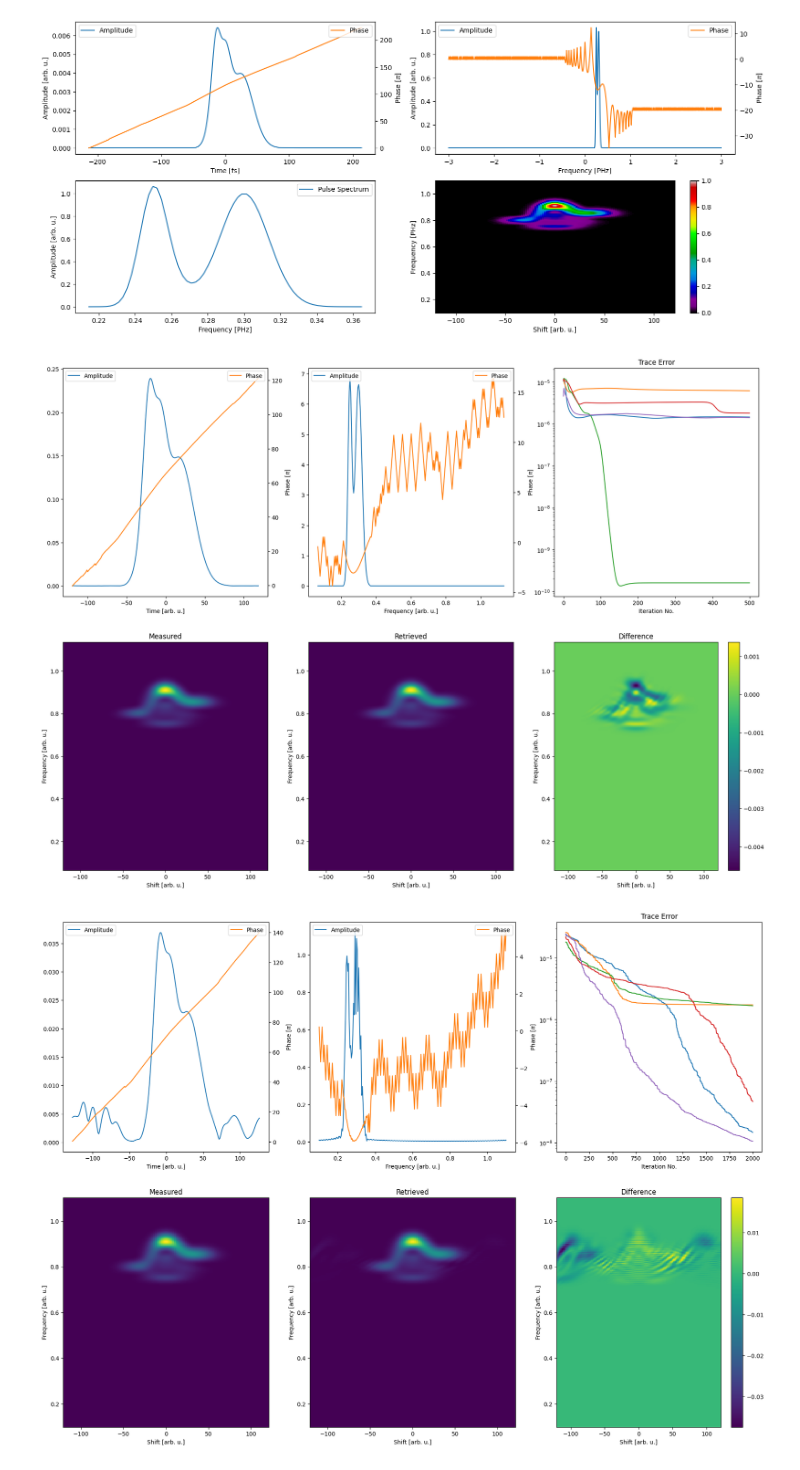
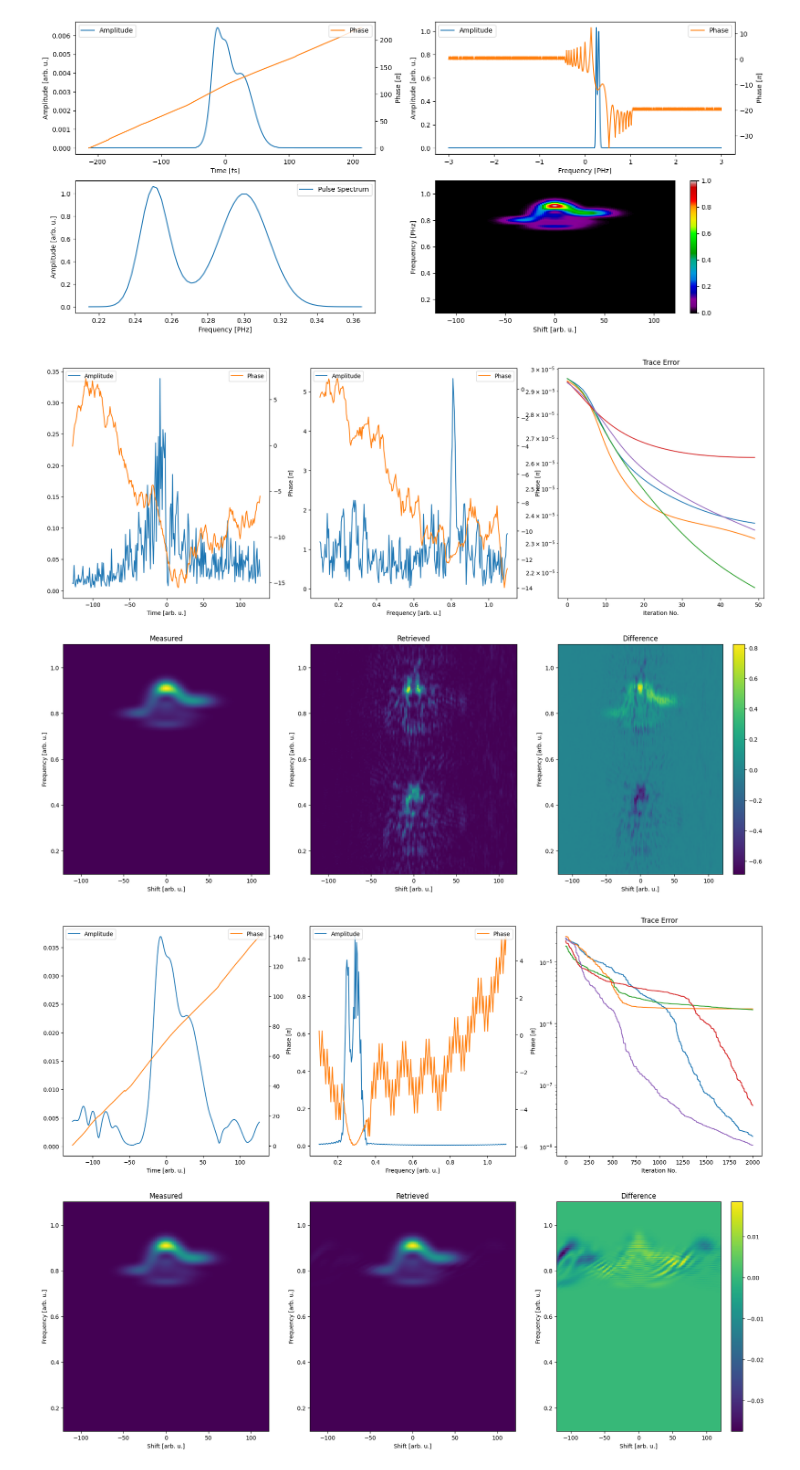
Before and after one commit to matillda123/Pulse-Retrieval-with-JAX, a Jupyter notebook: _usage_example.ipynb, the cells around one changed output. Saved outputs shown, nothing was run; the diff lists cells and outputs as text; code cells hidden in the pictures.

```diff
--- a/_usage_example.ipynb
+++ b/_usage_example.ipynb
@@ -38,24 +38,24 @@ An NVIDIA GPU may be present on this machine, but a CUDA-enabled jaxlib is not i
 # %%
 from pulsedjax.frog import PtychographicIterativeEngine
 
 gp = PtychographicIterativeEngine(delay, frequency_trace, trace, "thg", cross_correlation=False, seed=None)
 
 #gp.eta_spectral_amplitude = 0.001
 #gp.use_measured_spectrum(spectra.pulse[0], spectra.pulse[1], "pulse")
 #gp.use_measured_spectrum(spectra.gate[0], spectra.gate[1], "gate")
 
 
 population = gp.create_initial_population(5, "random")
 
 gp.local_gamma = 1e-1
 gp.global_gamma = 1e-2
 
 gp.pie_method = "rPIE"
 
-final_result = gp.run(population, 0, 500)
+final_result = gp.run(population, 0, 50)
 gp.plot_results(final_result)
 # %% [output]
-[figure, old version]
+[figure, new version]
 # %%
 from pulsedjax.frog import LSF
 
```
Also changed, not shown: parts of 1 cell of this notebook, 20 other files.
